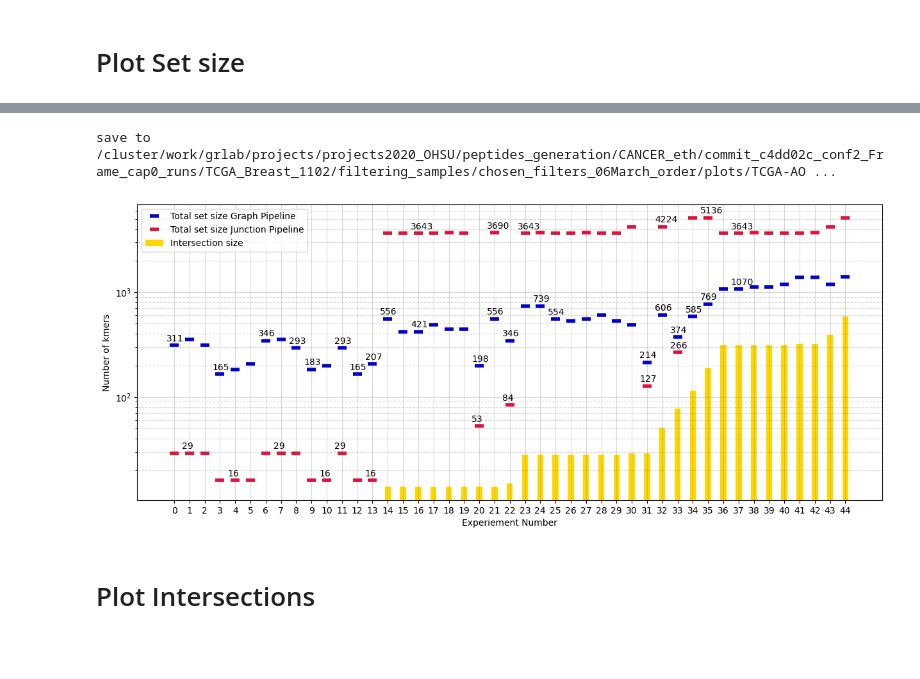
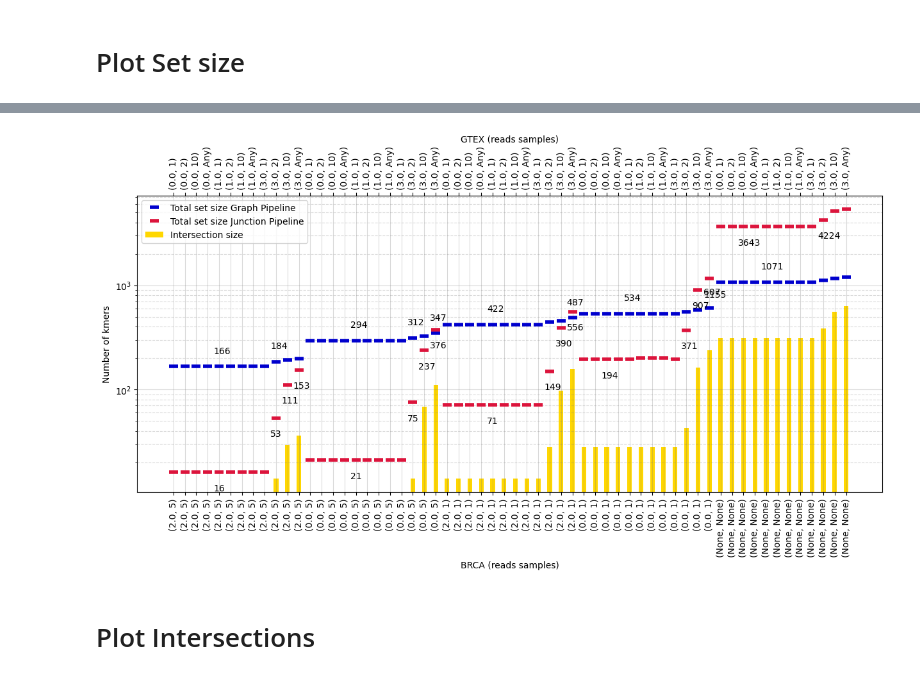
Before and after one commit to ratschlab/projects2020_ohsu, a Jupyter notebook: eth/plotting/OHSU_collab_Rerun_allRF/p20230315_shareness_matrix.ipynb, the cells around one changed output, grey strips where cells are left out. Saved outputs shown, nothing was run; the diff lists cells and outputs as text; code cells hidden in the pictures; blank space fills up the shorter version.

Commit message:
add plot sorted

```diff
--- a/eth/plotting/OHSU_collab_Rerun_allRF/p20230315_shareness_matrix.ipynb
+++ b/eth/plotting/OHSU_collab_Rerun_allRF/p20230315_shareness_matrix.ipynb
@@ -124,17 +166,30 @@ df = df.sort_values('size_intersection')
 df['index'] = np.arange(len(df))
 # %%
-def plot_text(Y, T):
+# Plot Helper
+def plot_text(Y, T, position='top'):
     Y = np.array(Y)
     T = np.array(T)
+    Y[np.where(Y > 0 )[0]]
+    T[np.where(Y > 0 )[0]]
     change_val = [i for i in np.arange(len(Y) - 1) if Y[i] != Y[i - 1]]
     weighted = [change_val[i] + (change_val[i+1] - change_val[i]) / 2 for i, x in enumerate(change_val[:-1])]
     X = [np.floor(change_val[i] + (change_val[i+1] - change_val[i]) / 2) for i, x in enumerate(change_val[:-1])]
     Y = Y[np.array(change_val[:-1])]
     T = T[np.array(change_val[:-1])]
     p_prev = 0
-    percent_diff = 6
+    percent_diff = 20
 
     for x, y, p in zip(X, Y, T):
+        if position == 'bottom':
+            delta = - (y/3)
+        elif position == 'top':
+            delta = (y/3)
         if (p > p_prev + (p_prev/percent_diff)) or (p < p_prev - (p_prev/percent_diff)):
-            plt.text(x - 0.5 , y + (y/10), p)
+            if y != 0: # Because log scale
+                plt.text(x - 0.5 , y + delta , p)
         p_prev = p
+
+def plot_text_all(X, Y, T):
+    for x, y, p in zip(X, Y, T):
+        plt.text(x, y, p)
+        #plt.text(x - 0.5 , y + (y/10), p)
@@ -146,4 +196,5 @@ def plot_text_all(X, Y, T):
 # %%
+# Plot
 colorgrid = 'grey'
 alpha_grid = 0.3
 marker_size = 10
@@ -151,43 +202,59 @@ mew = 4
 color1 = 'gold'
 color2 = 'crimson'
 color4 = 'mediumblue'
 colorgrid = 'grey'
 
-plt.figure(figsize=(15, 6))
+fig, ax1 = plt.subplots(figsize=(15, 6))
+ax2 =  ax1.secondary_xaxis('top')
+#plt.figure(figsize=(15, 6), frameon=False, dpi=100)
 plt.grid(b=True, axis = 'both', which='major', color=colorgrid, linestyle='-', alpha=alpha_grid)
 plt.grid(b=False, axis = 'both', which='minor', color=colorgrid, linestyle='--', alpha=alpha_grid)
 width = 0.4
 plt.bar(df['index'], df['size_intersection'], width=width,
         color=color1, label='Intersection size')
 plt.plot(df['index'], df['size_eth'], alpha=1, color=color4,
          linestyle = 'None', markerfacecolor='None', marker="_", markersize=marker_size, markeredgewidth=mew,
          label = 'Total set size Graph Pipeline')
 plt.plot(df['index'], df['size_ohsu'], alpha=1, color=color2,
          linestyle = 'None', markerfacecolor='None', marker="_", markersize=marker_size, markeredgewidth=mew,
          label = 'Total set size Junction Pipeline')
 
-plot_text(df['size_ohsu'], df['size_ohsu'])
-plot_text(df['size_eth'], df['size_eth'])
+plot_text(df['size_ohsu'], df['size_ohsu'], 'bottom')
+plot_text(df['size_eth'], df['size_eth'], 'top')
 #plot_text_all(df['index'], df['size_intersection'], df['size_intersection'])
 
-plt.xticks(np.arange(len(df['index'])))
+plt.yscale('log')
+max_scale = np.max([df['size_ohsu'].values, df['size_eth'].values])
+
+
+
+ax1.set_xticks(np.arange(len(df['index'])),
+           labels = front_ticks,
+           rotation = 90,
+           ha = 'center')
+
+ax2.set_xticks(np.arange(len(df['index'])),
+           labels = back_ticks,
+           rotation = 90,
+           ha = 'center')
+
 plt.legend()
 plt.ylabel('Number of kmers')
-plt.xlabel('Experiement Number')
-plt.yscale('log')
+ax2.set_xlabel('GTEX (reads samples)')
+ax1.set_xlabel(f'{run_type.upper()} (reads samples)')
 
 
-save = True
+
+save = False
 name = 'Barplot_ovelap'
 save_path = os.path.join(plot_dir, f'{base_plot}_{name}.pdf')
 if save:
     print("save to {}".format(save_path))
     plt.savefig(save_path, bbox_inches='tight')
 
-fig.show()
+plt.show()
 # %% [output]
-save to /cluster/work/grlab/projects/projects2020_OHSU/peptides_generation/CANCER_eth/commit_c4dd02c_conf2_Frame_cap0_runs/TCGA_Breast_1102/filtering_samples/chosen_filters_06March_order/plots/TCGA-AO ...
-[figure, old version]
+[figure, new version]
 # %% [markdown]
 # Plot Intersections
 # %%
```
Also changed, not shown: parts of 22 cells of this notebook, 1 other file.
